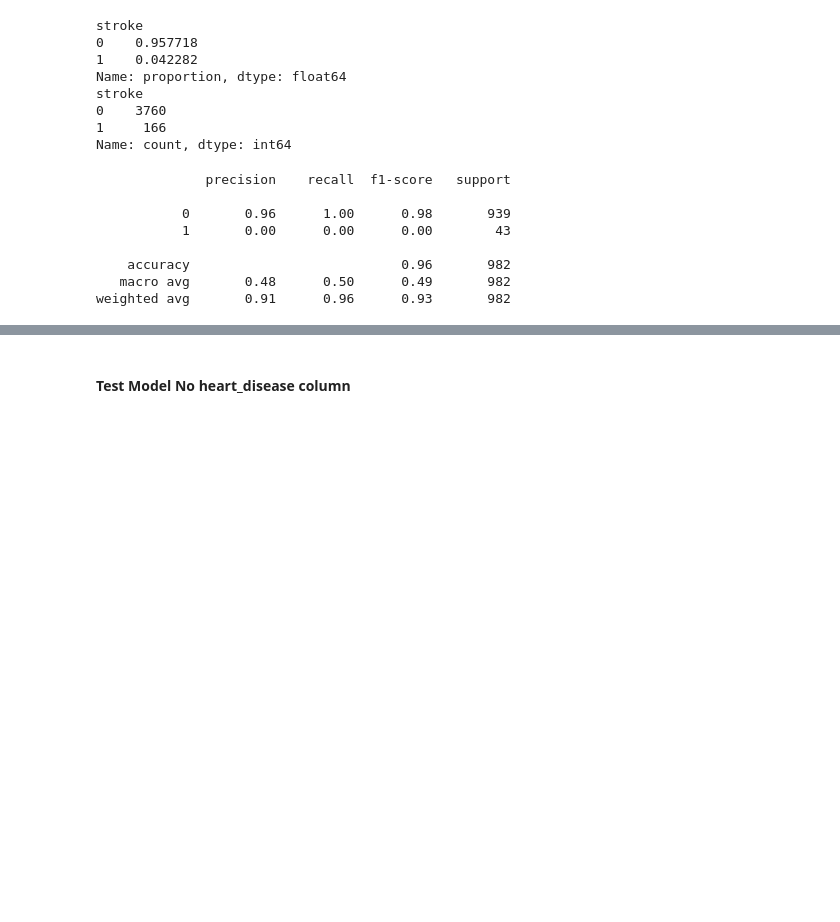
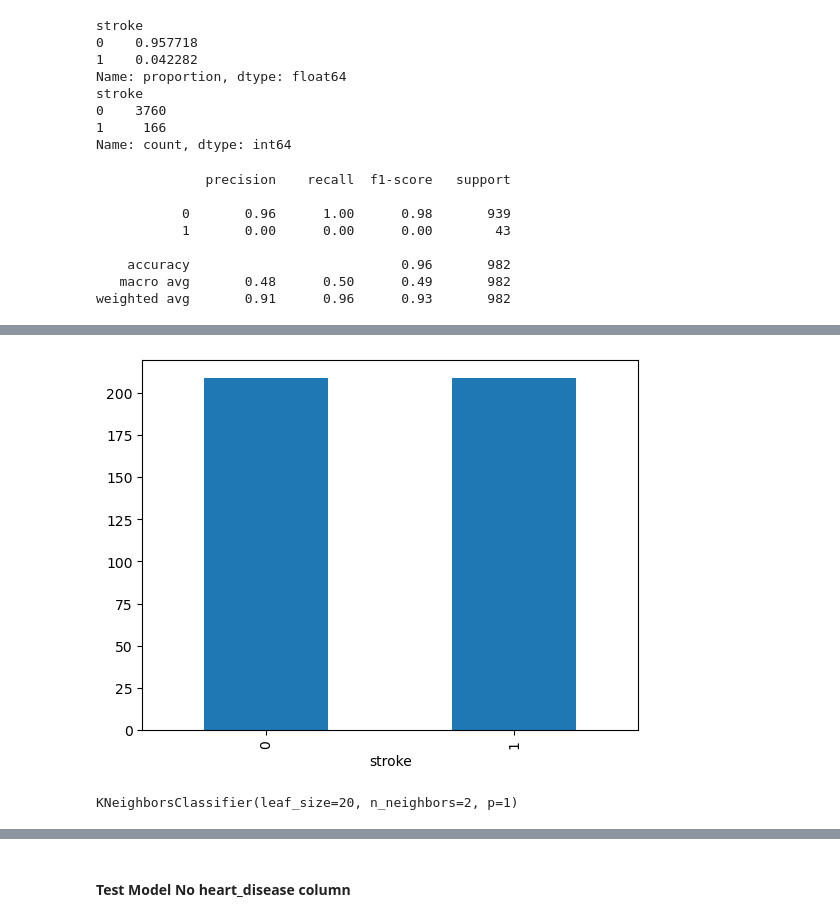
Before and after one commit to Mic-dev-gif/stroke_dataset_ml, a Jupyter notebook: main.ipynb, the cells around one changed output, grey strips where cells are left out. Drawn from its saved outputs; the diff is of its cells as text; code cells hidden in the pictures; blank space fills up the shorter version.

```diff
--- a/main.ipynb
+++ b/main.ipynb
@@ -464,0 +555,11 @@ weighted avg       0.91      0.96      0.93       982
+# %%
+stroke = dfv1[dfv1["stroke"] == 1]
+no_stroke = dfv1[dfv1["stroke"] == 0]
+# %%
+yes_stroke_oversampled = resample(no_stroke,
+                                    replace=True,
+                                    n_samples = len(stroke),
+                                    random_state=0)
+# %%
+train_over = pd.concat([yes_stroke_oversampled, stroke])
+train_over
@@ -464,0 +580,6 @@ weighted avg       0.91      0.96      0.93       982
+# %%
+stroke = train_over["stroke"].value_counts()
+stroke.plot(kind="bar")
+plt.show()
+# %% [output]
+[figure, added]
@@ -464,0 +589,13 @@ weighted avg       0.91      0.96      0.93       982
+# %%
+best_params = {'algorithm': 'auto',
+ 'leaf_size': 20,
+ 'metric': 'minkowski',
+ 'n_neighbors': 2,
+ 'p': 1,
+ 'weights': 'uniform'}
+
+# Option 1: instantiate from scratch using the best_params dict
+model_knn02 = KNeighborsClassifier(**best_params)
+model_knn02.fit(X_train_over, y_train_over)
+# %% [output]
+KNeighborsClassifier(leaf_size=20, n_neighbors=2, p=1)
```
Also changed, not shown: parts of 48 cells of this notebook, 2 other files.
